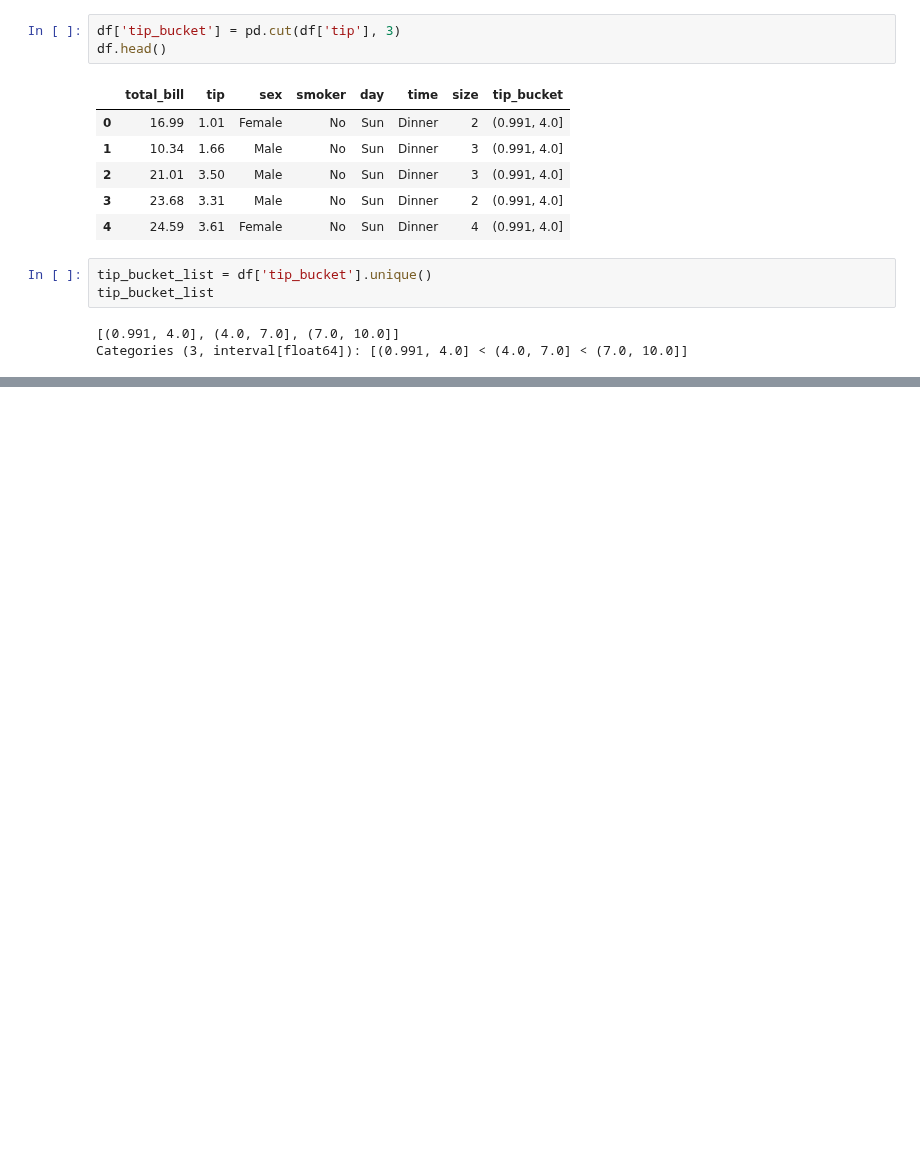
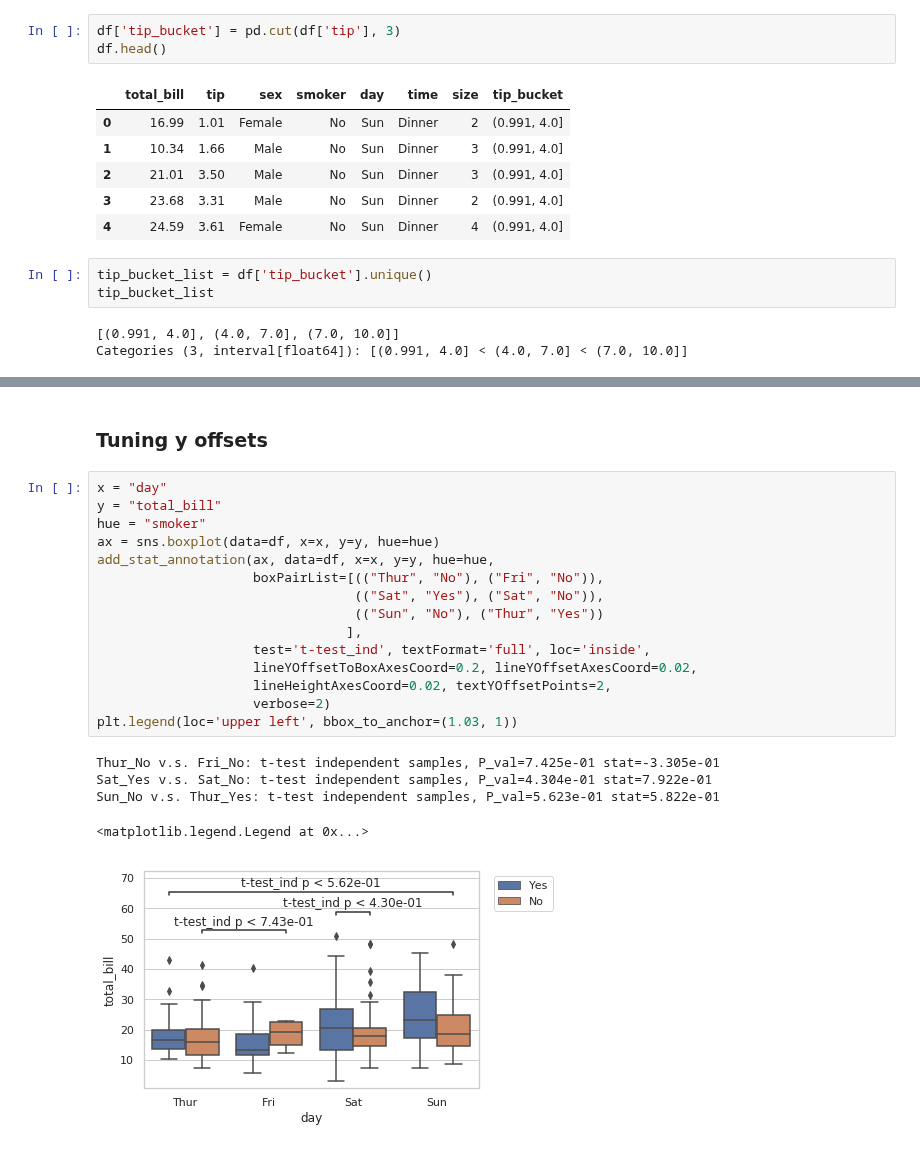
Before and after one commit to trevismd/statannotations, a Jupyter notebook: example/example.ipynb, the cells around one changed output, grey strips where cells are left out. Saved outputs shown, nothing was run; the diff lists cells and outputs as text; blank space fills up the shorter version.

Commit message:
included y offset example

```diff
--- a/example/example.ipynb
+++ b/example/example.ipynb
@@ -93,3 +134,26 @@ ns: 5.00e-02 < p <= 1.00e+09
 Sat_(7.0, 10.0] v.s. Fri_(0.991, 4.0]: t-test independent samples, P_val=6.176e-07 stat=7.490e+00
 <matplotlib.legend.Legend at 0x...>
 [figure]
+# %% [markdown]
+### Tuning y offsets
+# %%
+x = "day"
+y = "total_bill"
+hue = "smoker"
+ax = sns.boxplot(data=df, x=x, y=y, hue=hue)
+add_stat_annotation(ax, data=df, x=x, y=y, hue=hue,
+                    boxPairList=[(("Thur", "No"), ("Fri", "No")),
+                                 (("Sat", "Yes"), ("Sat", "No")),
+                                 (("Sun", "No"), ("Thur", "Yes"))
+                                ],
+                    test='t-test_ind', textFormat='full', loc='inside',
+                    lineYOffsetToBoxAxesCoord=0.2, lineYOffsetAxesCoord=0.02,
+                    lineHeightAxesCoord=0.02, textYOffsetPoints=2,
+                    verbose=2)
+plt.legend(loc='upper left', bbox_to_anchor=(1.03, 1))
+# %% [output]
+Thur_No v.s. Fri_No: t-test independent samples, P_val=7.425e-01 stat=-3.305e-01
+Sat_Yes v.s. Sat_No: t-test independent samples, P_val=4.304e-01 stat=7.922e-01
+Sun_No v.s. Thur_Yes: t-test independent samples, P_val=5.623e-01 stat=5.822e-01
+<matplotlib.legend.Legend at 0x...>
+[figure, added]
```
Also changed, not shown: parts of 7 cells of this notebook, 1 other file.
